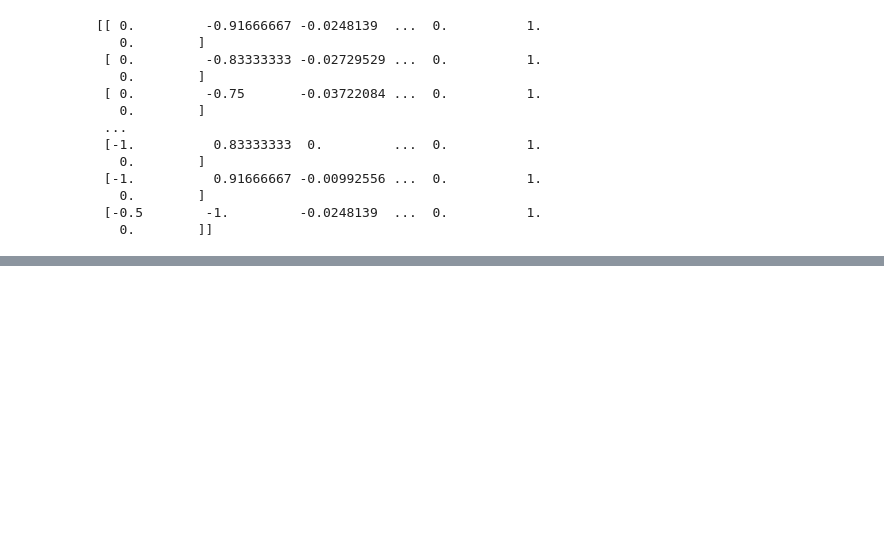
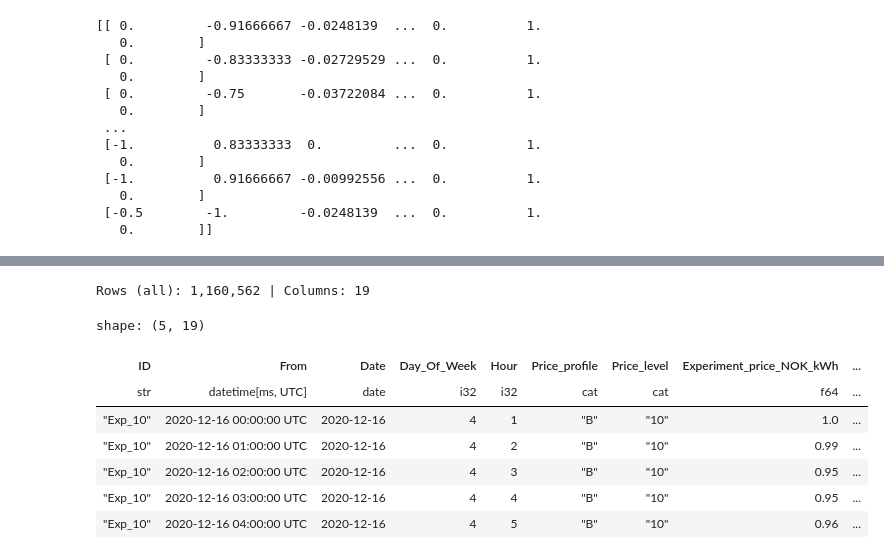
Before and after one commit to MartinOmasta/team_omega, a Jupyter notebook: notebooks/03_preprocessing_and_leakage_prevention.ipynb, the cells around one changed output, grey strips where cells are left out. Cells and saved outputs as stored; diff of their text form; code cells hidden in the pictures; blank space fills up the shorter version.

```diff
--- a/notebooks/03_preprocessing_and_leakage_prevention.ipynb
+++ b/notebooks/03_preprocessing_and_leakage_prevention.ipynb
@@ -1006,0 +1095,14 @@ with pl.Config(tbl_cols=-1, tbl_width_chars=-1):
+# %%
+with pl.Config(tbl_cols=-1, tbl_width_chars=-1):
+    print(f"Rows (all): {df_train_tree_boost.height:,} | Columns: {df_train_tree_boost.width}")
+    display(df_train_tree_boost.head())
+# %% [output]
+Rows (all): 1,160,562 | Columns: 19
+shape: (5, 19)
+| ID | From | Date | Day_Of_Week | Hour | Price_profile | Price_level | Experiment_price_NOK_kWh | ... |
+| str | datetime[ms, UTC] | date | i32 | i32 | cat | cat | f64 | ... |
+| "Exp_10" | 2020-12-16 00:00:00 UTC | 2020-12-16 | 4 | 1 | "B" | "10" | 1.0 | ... |
+| "Exp_10" | 2020-12-16 01:00:00 UTC | 2020-12-16 | 4 | 2 | "B" | "10" | 0.99 | ... |
+| "Exp_10" | 2020-12-16 02:00:00 UTC | 2020-12-16 | 4 | 3 | "B" | "10" | 0.95 | ... |
+| "Exp_10" | 2020-12-16 03:00:00 UTC | 2020-12-16 | 4 | 4 | "B" | "10" | 0.95 | ... |
+| "Exp_10" | 2020-12-16 04:00:00 UTC | 2020-12-16 | 4 | 5 | "B" | "10" | 0.96 | ... |
```
Also changed, not shown: parts of 8 cells of this notebook.
